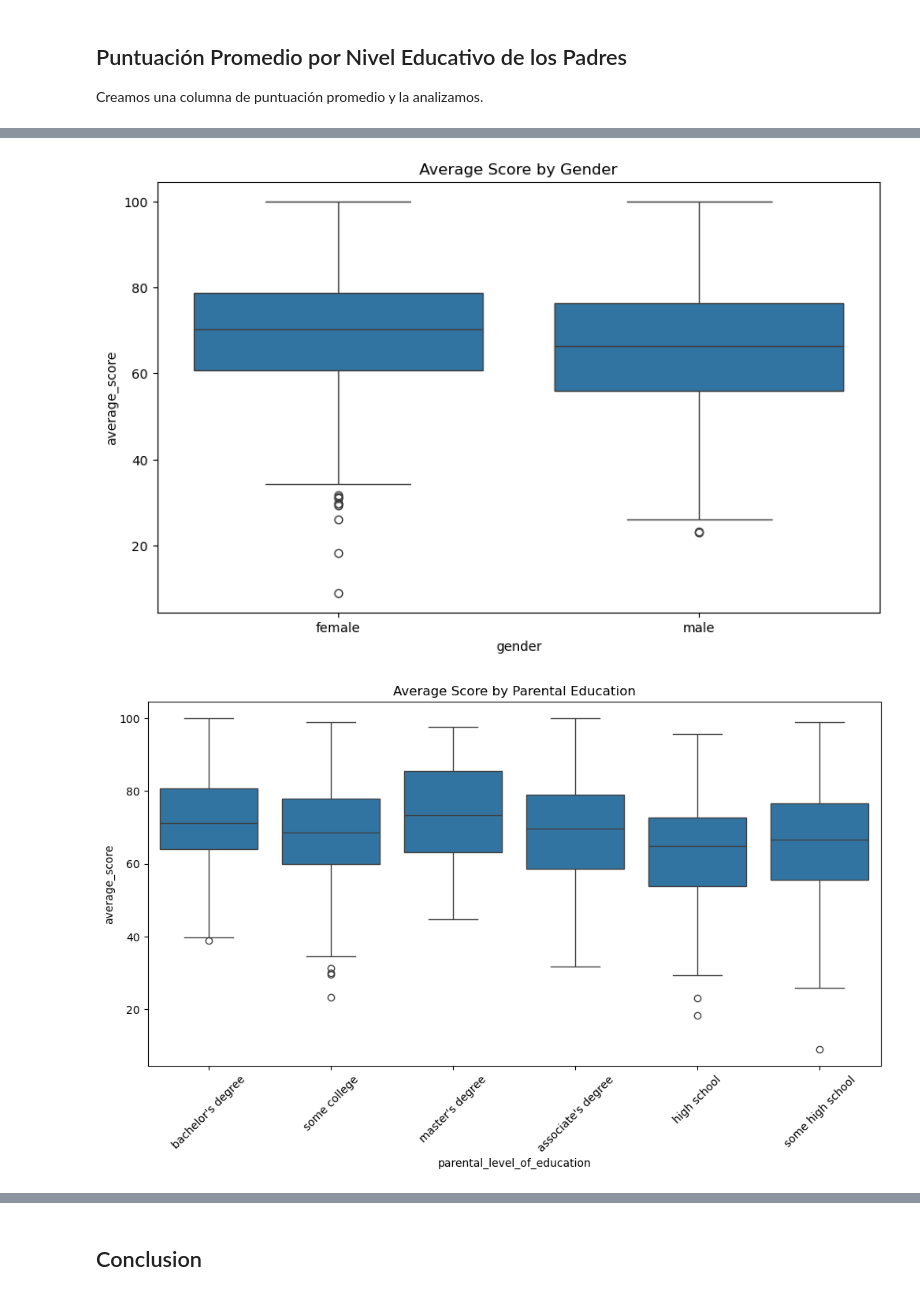
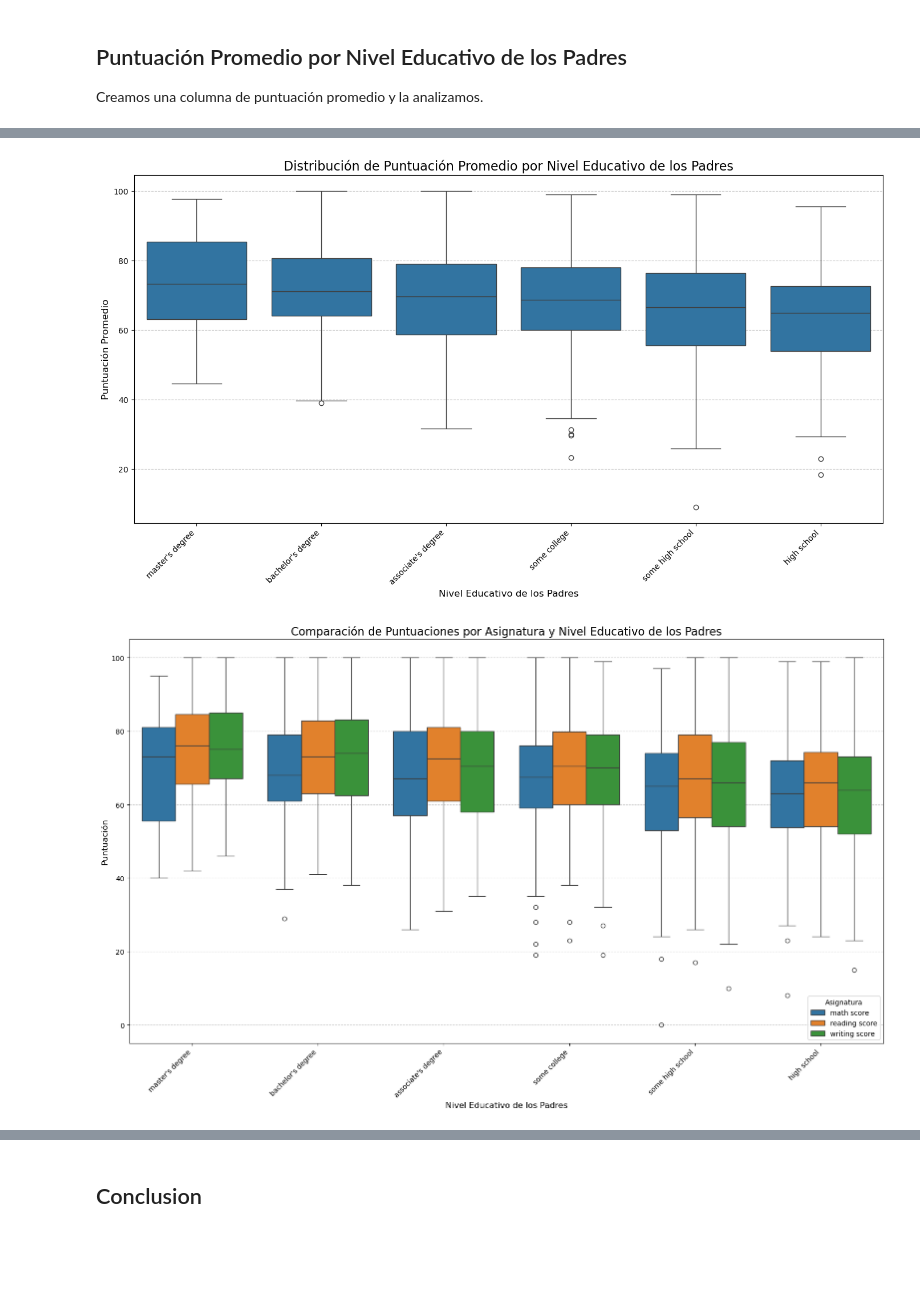
Before and after one commit to 8xbit/Entrega-final-EDA, a Jupyter notebook: Students Performance in Exams 2.ipynb, the cells around one changed output, grey strips where cells are left out. Saved outputs shown, nothing was run; the diff lists cells and outputs as text; code cells hidden in the pictures; blank space fills up the shorter version.

```diff
--- a/Students Performance in Exams 2.ipynb
+++ b/Students Performance in Exams 2.ipynb
@@ -169,15 +228,47 @@ plt.show()
-# %%
-plt.figure(figsize=(10, 6))
-sns.boxplot(x="gender", y="average_score", data=df)
-plt.title("Average Score by Gender")
-plt.show()
-# %% [output]
-[figure, removed]
-# %%
-plt.figure(figsize=(12, 6))
-sns.boxplot(x="parental_level_of_education", y="average_score", data=df)
-plt.xticks(rotation=45)
-plt.title("Average Score by Parental Education")
-plt.show()
-# %% [output]
-[figure, removed]
+# %%
+
+
+# 1. Calcular estadísticas por nivel educativo para ordenar los boxplots
+edu_order = df.groupby('parental level of education')['average score'].mean().sort_values(ascending=False).index.tolist()
+
+# 2. Crear boxplot para la puntuación promedio
+plt.figure(figsize=(14, 8))
+sns.boxplot(x='parental level of education', y='average score', data=df, order=edu_order)
+plt.title('Distribución de Puntuación Promedio por Nivel Educativo de los Padres', fontsize=16)
+plt.xlabel('Nivel Educativo de los Padres', fontsize=12)
+plt.ylabel('Puntuación Promedio', fontsize=12)
+plt.xticks(rotation=45, ha='right')
+plt.grid(axis='y', linestyle='--', alpha=0.7)
+plt.tight_layout()
+plt.show()
+
+
+# 4. Mostrar un boxplot comparativo de todas las asignaturas en un solo gráfico
+plt.figure(figsize=(16, 10))
+
+# Reorganizar los datos para un mejor boxplot comparativo
+melted_df = pd.melt(df,
+                    id_vars=['parental level of education'],
+                    value_vars=['math score', 'reading score', 'writing score'],
+                    var_name='subject',
+                    value_name='score')
+
+# Crear el boxplot agrupado
+sns.boxplot(x='parental level of education', y='score', hue='subject', data=melted_df, order=edu_order)
+plt.title('Comparación de Puntuaciones por Asignatura y Nivel Educativo de los Padres', fontsize=16)
+plt.xlabel('Nivel Educativo de los Padres', fontsize=12)
+plt.ylabel('Puntuación', fontsize=12)
+plt.xticks(rotation=45, ha='right')
+plt.legend(title='Asignatura')
+plt.grid(axis='y', linestyle='--', alpha=0.7)
+plt.tight_layout()
+plt.show()
+
+# 5. Añadir información estadística resumida
+print("Estadísticas de puntuación promedio por nivel educativo de los padres:")
+stats_by_edu = df.groupby('parental level of education')['average score'].describe()
+stats_by_edu = stats_by_edu.sort_values(by='mean', ascending=False)
+print(stats_by_edu)
+# %% [output]
+[figure, added]
+[figure, added]
```
Also changed, not shown: parts of 31 cells of this notebook.
